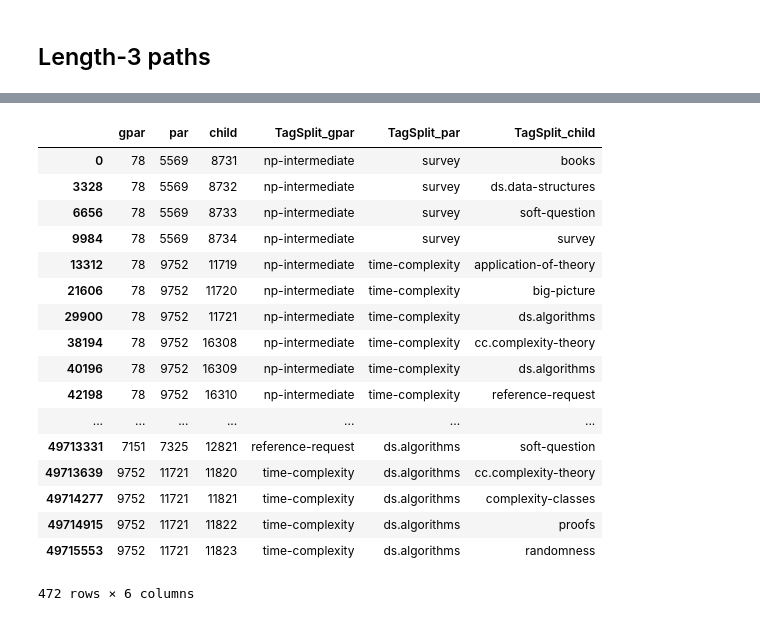
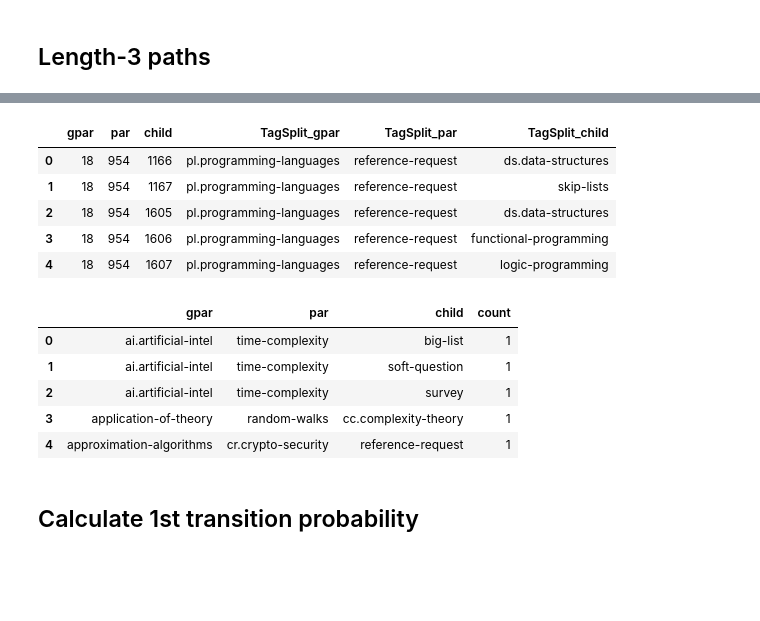
Before and after one commit to JoelDan192/ADVTopicsData, a Jupyter notebook: Cascades_by_user.ipynb, the cells around one changed output, grey strips where cells are left out. Cells and saved outputs as stored; diff of their text form; code cells hidden in the pictures; blank space fills up the shorter version.

```diff
--- a/Cascades_by_user.ipynb
+++ b/Cascades_by_user.ipynb
@@ -158,7 +147,7 @@ with open('net-out-snap.txt','w') as f:
         f.write(line)
 # %%
 infered_net = snap.TNGraph.New()
-with open('net-out-snap.txt','r') as f:
+with open('net-out-snap-%s.txt'%graph_size,'r') as f:
     for line in f:
         src,tgt = line.strip().split(",")
         src,tgt = int(src),int(tgt)
@@ -204,11 +195,10 @@ for n_it in infered_net.Nodes():
         max_gain = -1
         max_src = None
         for src_id in n_it.GetInEdges():
-            if cascade not in cascade_idx.loc[src_id]:
-                continue
-            if marginal_gains[(src_id,n_it.GetId())]>max_gain :
-                max_gain = marginal_gains[(src_id,n_it.GetId())]
-                max_src = src_id
+            if cascade in cascade_idx.loc[src_id]:
+                if marginal_gains[(src_id,n_it.GetId())]>max_gain :
+                    max_gain = marginal_gains[(src_id,n_it.GetId())]
+                    max_src = src_id
         if not max_src:
             continue
         if not cascade_trees[cascade].IsNode(max_src):
@@ -229,7 +222,19 @@ tree_sizes = sorted(tree_sizes,key=lambda tup: tup[1],reverse=True)
 # %%
 get_tmstmp = lambda user,idx:answers[(answers.User==user)&(answers['index']==idx)]['TimeStamp'].values[0]
-get_root = lambda user,tree: min([(n_it.GetId(),get_tmstmp(user,n_it.GetId())) for n_it in tree.Nodes()],
-                            key=lambda tup:tup[1])[0]
+
+def get_depth(cand_id,tree):
+    bfs_tree = snap.GetBfsTree(tree,cand_id,True,False)
+    DistVec = snap.TIntPrV()
+    snap.GetNodesAtHops(bfs_tree,cand_id,DistVec)
+    return max([item.GetVal1() for item in DistVec])
+
+def get_root(user,tree):
+    candidates = [(n_it.GetId(),tree) for n_it in tree.Nodes() if n_it.GetInDeg()==0]
+    if candidates:
+        return max(candidates, key=lambda tup:get_depth(tup[0],tup[1]))[0]
+    candidates = [(n_it.GetId(),get_tmstmp(user,n_it.GetId())) for n_it in tree.Nodes()]
+    return min(candidates,key=lambda tup:tup[1])[0]
+
 #User, root_vertex_id(Qid-tag)
 tree_roots = {cascade : get_root(cascade,cascade_trees[cascade])
                   for cascade in cascade_trees}
@@ -309,31 +336,37 @@ len_3_paths.head()
 # %%
 atts = ['gpar','par','child','index','TagSplit']
 gpar_tags = pd.merge(answers,len_3_paths,how='right',left_on=['index'],right_on=['gpar'])[atts]
+gpar_tags = gpar_tags.drop_duplicates()
 par_tags = pd.merge(answers,len_3_paths,how='right',left_on=['index'],right_on=['par'])[atts]
+par_tags = par_tags.drop_duplicates()
 child_tags = pd.merge(answers,len_3_paths,how='right',left_on=['index'],right_on=['child'])[atts]
+child_tags = child_tags.drop_duplicates()
 # %%
 path_feats = ['gpar','par','child','TagSplit_gpar','TagSplit_par','TagSplit_child']
 tagged_3_paths = pd.merge(gpar_tags,par_tags,how='inner',on=['gpar','par','child'],suffixes=['_gpar','_par'])
+tagged_3_paths = tagged_3_paths.drop_duplicates()
 tagged_3_paths = pd.merge(tagged_3_paths,child_tags,on=['gpar','par','child'],how='inner')
 tagged_3_paths.rename(columns={'TagSplit': 'TagSplit_child'}, inplace=True)
 tagged_3_paths = tagged_3_paths[path_feats].drop_duplicates()
-tagged_3_paths
+tagged_3_paths.head()
 # %% [output]
 |  | gpar | par | child | TagSplit_gpar | TagSplit_par | TagSplit_child |
-| 0 | 78 | 5569 | 8731 | np-intermediate | survey | books |
-| 3328 | 78 | 5569 | 8732 | np-intermediate | survey | ds.data-structures |
-| 6656 | 78 | 5569 | 8733 | np-intermediate | survey | soft-question |
-| 9984 | 78 | 5569 | 8734 | np-intermediate | survey | survey |
-| 13312 | 78 | 9752 | 11719 | np-intermediate | time-complexity | application-of-theory |
-| 21606 | 78 | 9752 | 11720 | np-intermediate | time-complexity | big-picture |
-| 29900 | 78 | 9752 | 11721 | np-intermediate | time-complexity | ds.algorithms |
-| 38194 | 78 | 9752 | 16308 | np-intermediate | time-complexity | cc.complexity-theory |
-| 40196 | 78 | 9752 | 16309 | np-intermediate | time-complexity | ds.algorithms |
-| 42198 | 78 | 9752 | 16310 | np-intermediate | time-complexity | reference-request |
-| ... | ... | ... | ... | ... | ... | ... |
-| 49713331 | 7151 | 7325 | 12821 | reference-request | ds.algorithms | soft-question |
-| 49713639 | 9752 | 11721 | 11820 | time-complexity | ds.algorithms | cc.complexity-theory |
-| 49714277 | 9752 | 11721 | 11821 | time-complexity | ds.algorithms | complexity-classes |
-| 49714915 | 9752 | 11721 | 11822 | time-complexity | ds.algorithms | proofs |
-| 49715553 | 9752 | 11721 | 11823 | time-complexity | ds.algorithms | randomness |
+| 0 | 18 | 954 | 1166 | pl.programming-languages | reference-request | ds.data-structures |
+| 1 | 18 | 954 | 1167 | pl.programming-languages | reference-request | skip-lists |
+| 2 | 18 | 954 | 1605 | pl.programming-languages | reference-request | ds.data-structures |
+| 3 | 18 | 954 | 1606 | pl.programming-languages | reference-request | functional-programming |
+| 4 | 18 | 954 | 1607 | pl.programming-languages | reference-request | logic-programming |
-472 rows × 6 columns
+# %%
+tag_atts = ['TagSplit_gpar','TagSplit_par','TagSplit_child']
+path_counts = tagged_3_paths.groupby(tag_atts).count().reset_index(level=[0,1,2],drop=False)[tag_atts+['gpar']]
+path_counts.rename(columns={'TagSplit_gpar':'gpar','TagSplit_par':'par','TagSplit_child':'child','gpar':'count'},inplace=True)
+path_counts.head()
+# %% [output]
+|  | gpar | par | child | count |
+| 0 | ai.artificial-intel | time-complexity | big-list | 1 |
+| 1 | ai.artificial-intel | time-complexity | soft-question | 1 |
+| 2 | ai.artificial-intel | time-complexity | survey | 1 |
+| 3 | application-of-theory | random-walks | cc.complexity-theory | 1 |
+| 4 | approximation-algorithms | cr.crypto-security | reference-request | 1 |
+# %% [markdown]
+## Calculate 1st transition probability
```
Also changed, not shown: parts of 32 cells of this notebook.
